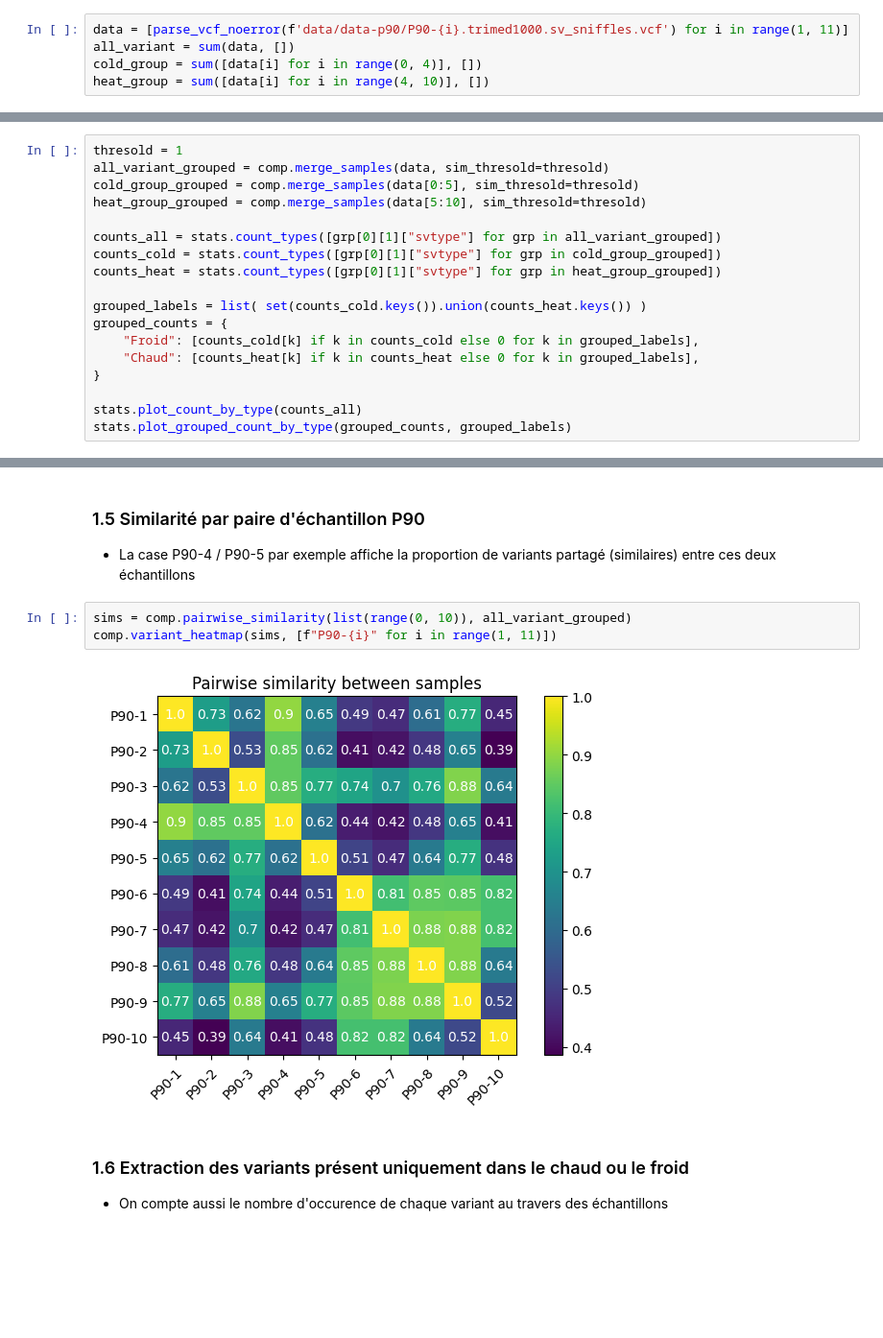
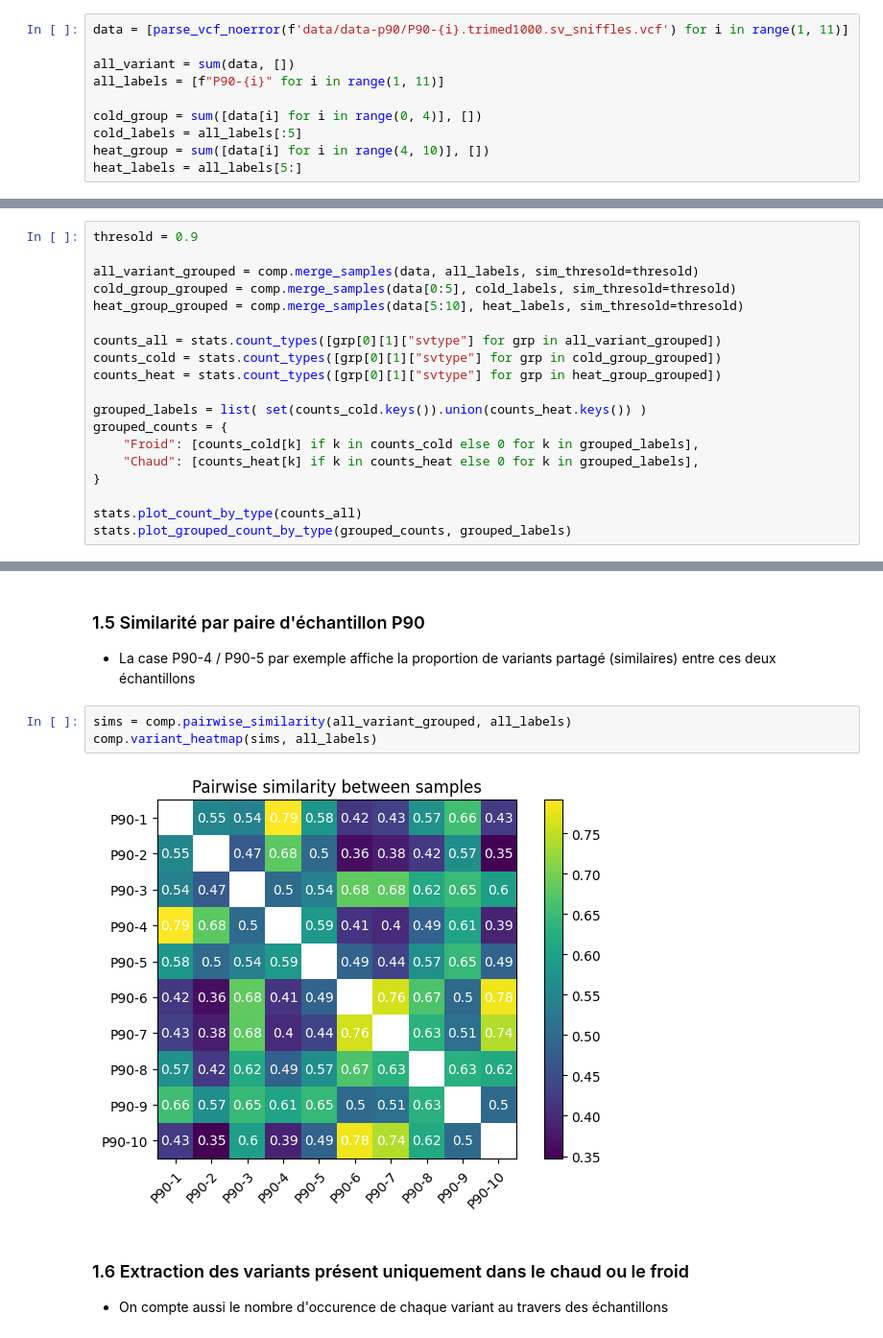
Before and after one commit to Tara-Guillorit/TP-BILL, a Jupyter notebook: analyse.ipynb, the cells around one changed output, grey strips where cells are left out. Shown at 96% size. Saved outputs shown, nothing was run; the diff lists cells and outputs as text; blank space fills up the shorter version.

Commit message:
more explicit group labels

```diff
--- a/analyse.ipynb
+++ b/analyse.ipynb
@@ -33,9 +33,14 @@ from read_ORF import list_interval_with_dico
 - On créé un ensemble avec tous les variants du groupe chauds : P90-6 à P90-10
 # %%
 data = [parse_vcf_noerror(f'data/data-p90/P90-{i}.trimed1000.sv_sniffles.vcf') for i in range(1, 11)]
+
 all_variant = sum(data, [])
+all_labels = [f"P90-{i}" for i in range(1, 11)]
+
 cold_group = sum([data[i] for i in range(0, 4)], [])
+cold_labels = all_labels[:5]
 heat_group = sum([data[i] for i in range(4, 10)], [])
+heat_labels = all_labels[5:]
 # %% [markdown]
 ### 1.2 Fréquences alléliques et profondeurs dans l'ensemble des variants
 # %%
@@ -88,10 +93,11 @@ data = [[v for v in d if v['af'] > min_freq and max(v['depth'])> min_depth] for
 
 #### 1.4.1 Distribution des types
 # %%
-thresold = 1
-all_variant_grouped = comp.merge_samples(data, sim_thresold=thresold)
-cold_group_grouped = comp.merge_samples(data[0:5], sim_thresold=thresold)
-heat_group_grouped = comp.merge_samples(data[5:10], sim_thresold=thresold)
+thresold = 0.9
+
+all_variant_grouped = comp.merge_samples(data, all_labels, sim_thresold=thresold)
+cold_group_grouped = comp.merge_samples(data[0:5], cold_labels, sim_thresold=thresold)
+heat_group_grouped = comp.merge_samples(data[5:10], heat_labels, sim_thresold=thresold)
 
 counts_all = stats.count_types([grp[0][1]["svtype"] for grp in all_variant_grouped])
 counts_cold = stats.count_types([grp[0][1]["svtype"] for grp in cold_group_grouped])
@@ -122,10 +128,10 @@ stats.plot_len_by_type(len_distrib_all, True)
 
 - La case P90-4 / P90-5 par exemple affiche la proportion de variants partagé (similaires) entre ces deux échantillons
 # %%
-sims = comp.pairwise_similarity(list(range(0, 10)), all_variant_grouped)
-comp.variant_heatmap(sims, [f"P90-{i}" for i in range(1, 11)])
+sims = comp.pairwise_similarity(all_variant_grouped, all_labels)
+comp.variant_heatmap(sims, all_labels)
 # %% [output]
-[figure, old version]
+[figure, new version]
 # %% [markdown]
 ### 1.6 Extraction des variants présent uniquement dans le chaud ou le froid
 
```
Also changed, not shown: parts of 9 cells of this notebook, 1 other file.
